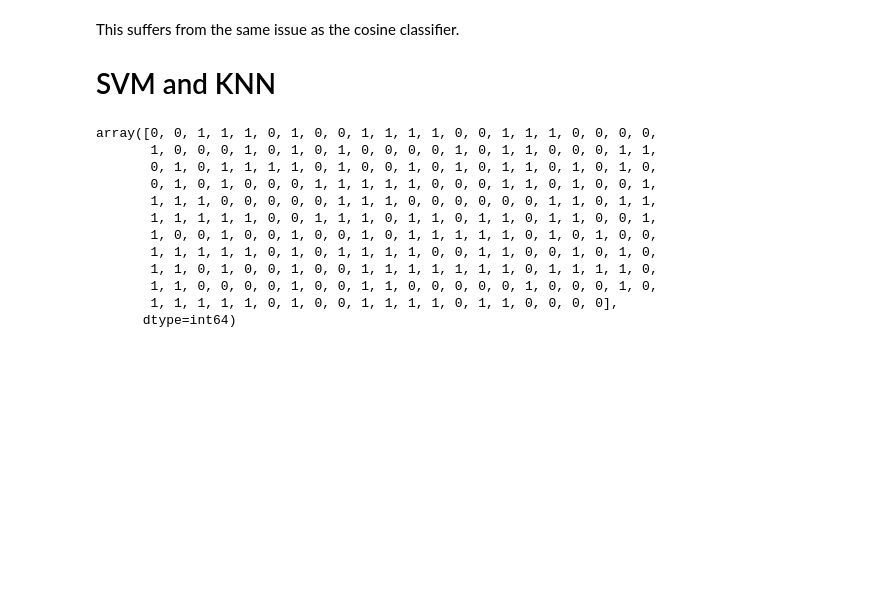
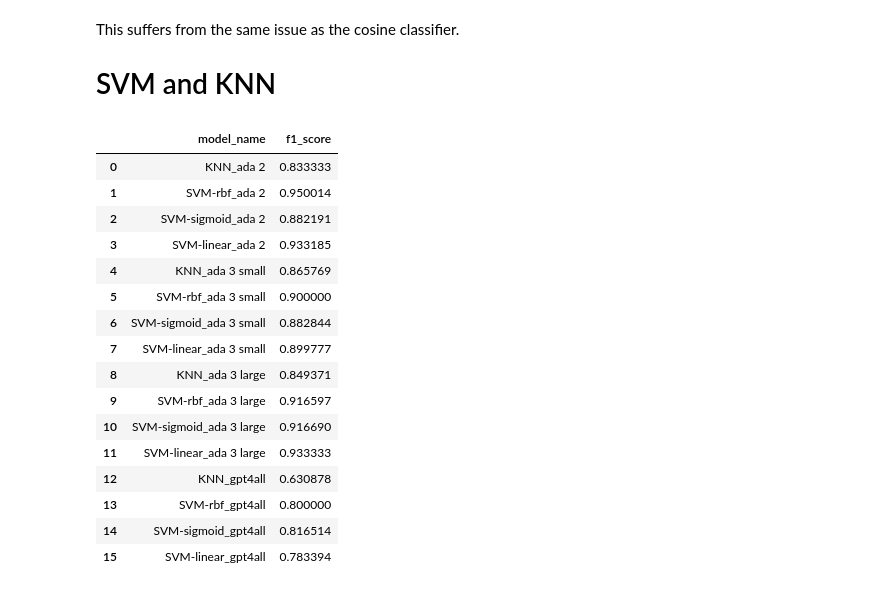
Before and after one commit to sarashs/Exploratory, a Jupyter notebook: Text_classification.ipynb, the cells around one changed output. Cells and saved outputs as stored; diff of their text form; code cells hidden in the pictures; blank space fills up the shorter version.

```diff
--- a/Text_classification.ipynb
+++ b/Text_classification.ipynb
@@ -156,7 +156,7 @@ results = []
 
 training_embeds = [embedding_1_train, embedding_2_train, embedding_3_train, embedding_4_train]
 testing_embeds = [embedding_1_test, embedding_2_test, embedding_3_test, embedding_4_test]
-for X_train, X_test, md in zip(training_embeds,,names):
+for X_train, X_test, md in zip(training_embeds, testing_embeds,names):
     results.append(train_evaluate_save(KNeighborsClassifier(), X_train, X_test, label_train, label_test, "KNN", md))
     results.append(train_evaluate_save(SVC(), X_train, X_test, label_train, label_test, "SVM-rbf", md))
     results.append(train_evaluate_save(SVC(kernel='sigmoid'), X_train, X_test, label_train, label_test, "SVM-sigmoid", md))
@@ -164,16 +164,23 @@ for X_train, X_test, md in zip(training_embeds,,names):
 
 results_df = pd.DataFrame(results)
 results_df.to_csv('embedding_models_scores.csv', index=False)
-# %% [output]
-array([0, 0, 1, 1, 1, 0, 1, 0, 0, 1, 1, 1, 1, 0, 0, 1, 1, 1, 0, 0, 0, 0,
-       1, 0, 0, 0, 1, 0, 1, 0, 1, 0, 0, 0, 0, 1, 0, 1, 1, 0, 0, 0, 1, 1,
-       0, 1, 0, 1, 1, 1, 1, 0, 1, 0, 0, 1, 0, 1, 0, 1, 1, 0, 1, 0, 1, 0,
-       0, 1, 0, 1, 0, 0, 0, 1, 1, 1, 1, 1, 0, 0, 0, 1, 1, 0, 1, 0, 0, 1,
-       1, 1, 1, 0, 0, 0, 0, 0, 1, 1, 1, 0, 0, 0, 0, 0, 0, 1, 1, 0, 1, 1,
-       1, 1, 1, 1, 1, 0, 0, 1, 1, 1, 0, 1, 1, 0, 1, 1, 0, 1, 1, 0, 0, 1,
-       1, 0, 0, 1, 0, 0, 1, 0, 0, 1, 0, 1, 1, 1, 1, 1, 0, 1, 0, 1, 0, 0,
-       1, 1, 1, 1, 1, 0, 1, 0, 1, 1, 1, 1, 0, 0, 1, 1, 0, 0, 1, 0, 1, 0,
-       1, 1, 0, 1, 0, 0, 1, 0, 0, 1, 1, 1, 1, 1, 1, 1, 0, 1, 1, 1, 1, 0,
-       1, 1, 0, 0, 0, 0, 1, 0, 0, 1, 1, 0, 0, 0, 0, 0, 1, 0, 0, 0, 1, 0,
-       1, 1, 1, 1, 1, 0, 1, 0, 0, 1, 1, 1, 1, 0, 1, 1, 0, 0, 0, 0],
-      dtype=int64)
+# %%
+results_df.head(16)
+# %% [output]
+|  | model_name | f1_score |
+| 0 | KNN_ada 2 | 0.833333 |
+| 1 | SVM-rbf_ada 2 | 0.950014 |
+| 2 | SVM-sigmoid_ada 2 | 0.882191 |
+| 3 | SVM-linear_ada 2 | 0.933185 |
+| 4 | KNN_ada 3 small | 0.865769 |
+| 5 | SVM-rbf_ada 3 small | 0.900000 |
+| 6 | SVM-sigmoid_ada 3 small | 0.882844 |
+| 7 | SVM-linear_ada 3 small | 0.899777 |
+| 8 | KNN_ada 3 large | 0.849371 |
+| 9 | SVM-rbf_ada 3 large | 0.916597 |
+| 10 | SVM-sigmoid_ada 3 large | 0.916690 |
+| 11 | SVM-linear_ada 3 large | 0.933333 |
+| 12 | KNN_gpt4all | 0.630878 |
+| 13 | SVM-rbf_gpt4all | 0.800000 |
+| 14 | SVM-sigmoid_gpt4all | 0.816514 |
+| 15 | SVM-linear_gpt4all | 0.783394 |
```
Also changed, not shown: parts of 5 cells of this notebook.
